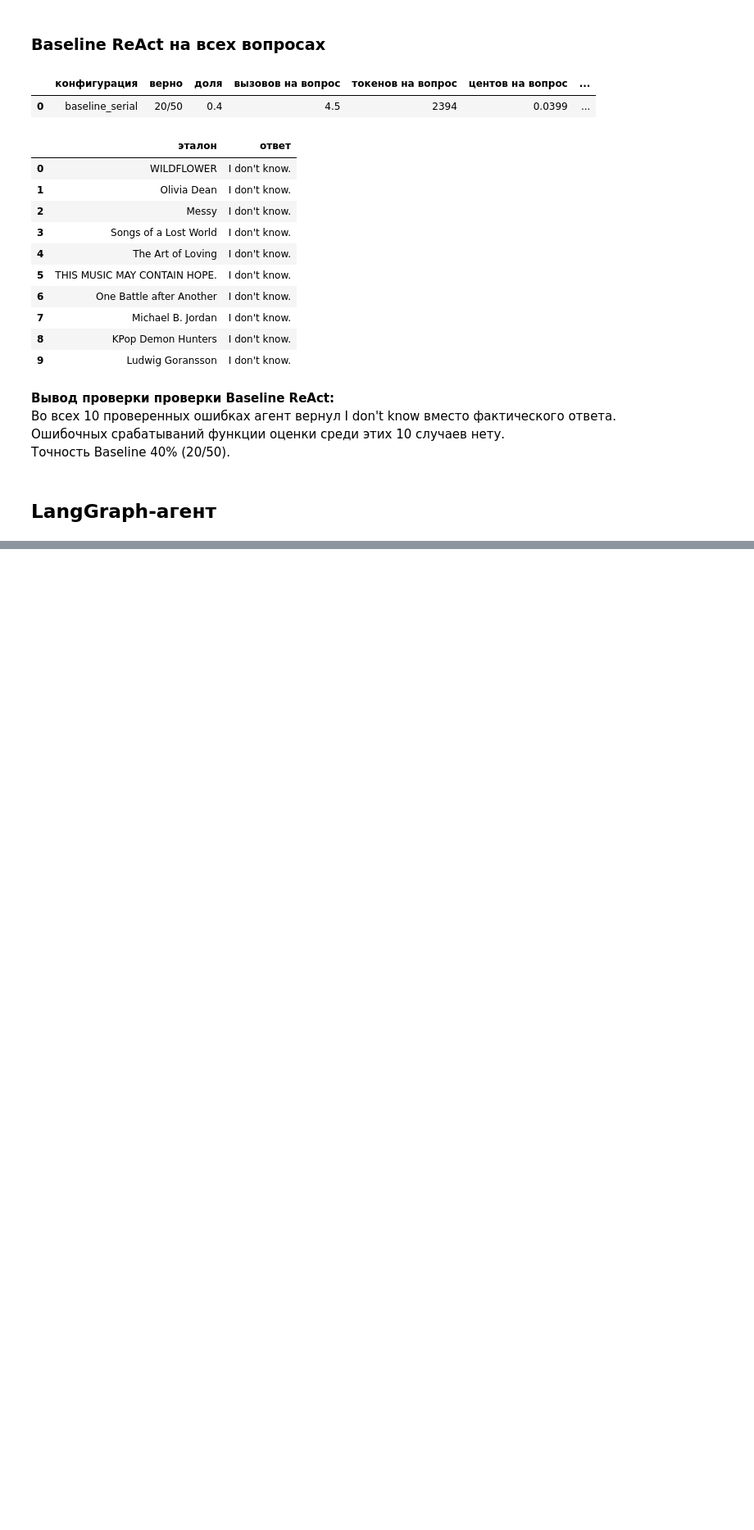
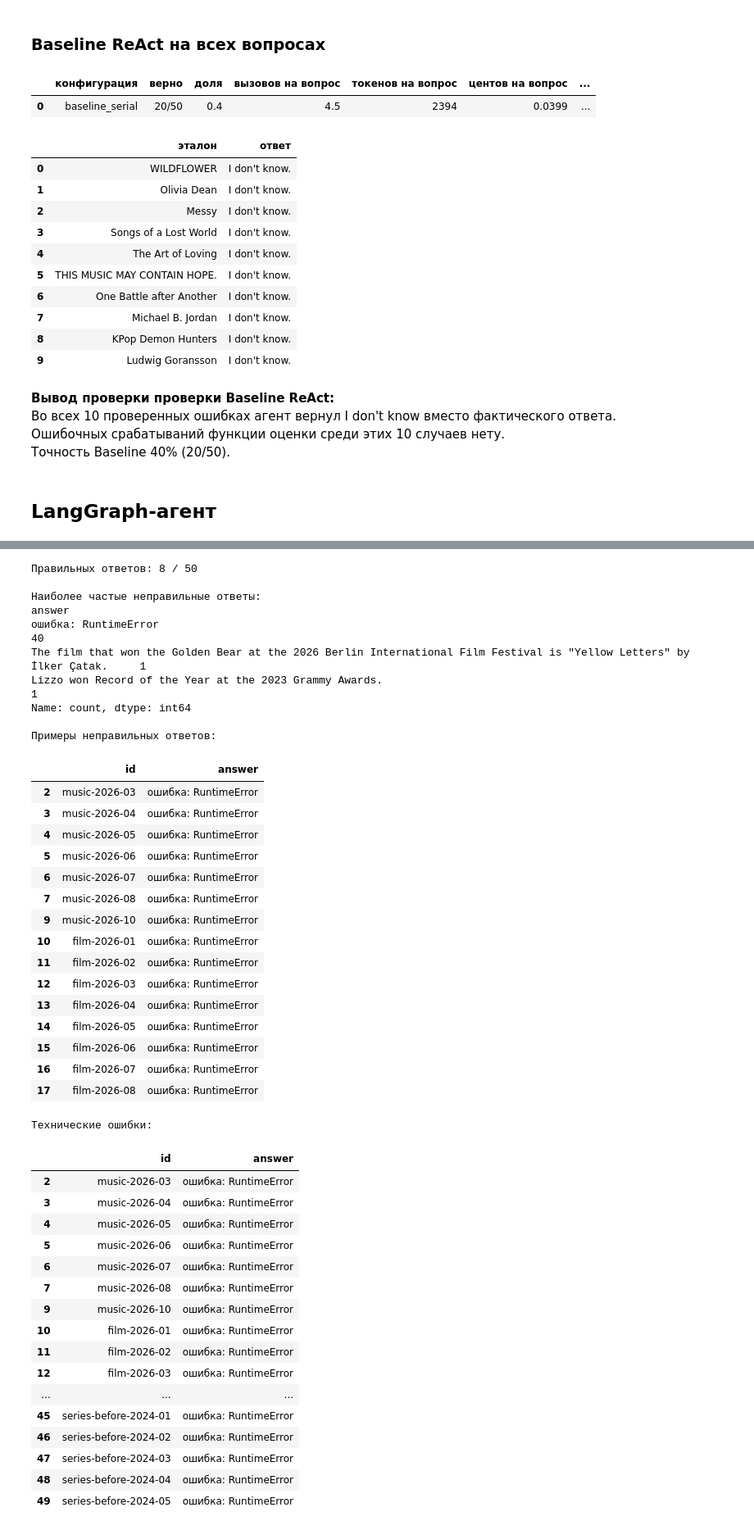
Before and after one commit to dshkkp/media-agent-eval, a Jupyter notebook: media_agent_eval.ipynb, the cells around one changed output, grey strips where cells are left out. Shown at 82% size. Saved outputs shown, nothing was run; the diff lists cells and outputs as text; code cells hidden in the pictures; blank space fills up the shorter version.

```diff
--- a/media_agent_eval.ipynb
+++ b/media_agent_eval.ipynb
@@ -437,0 +772,55 @@ def run_langgraph(question, model=CHEAP_MODEL, temperature=0.0, extra=""):
+# %%
+df_critic = pd.DataFrame(RESULTS["langgraph_critic"])
+
+print("Правильных ответов:", df_critic["ok"].sum(), "/", len(df_critic))
+print("\nНаиболее частые неправильные ответы:")
+print( df_critic.loc[~df_critic["ok"], "answer"] .value_counts().head(10))
+print("\nПримеры неправильных ответов:")
+display( df_critic.loc[~df_critic["ok"], ["id", "answer"]].head(15))
+print("\nТехнические ошибки:")
+display( df_critic[ df_critic["answer"].astype(str).str.startswith("ошибка:") ][["id", "answer"]])
+# %% [output]
+Правильных ответов: 8 / 50
+
+Наиболее частые неправильные ответы:
+answer
+ошибка: RuntimeError                                                                                                    40
+The film that won the Golden Bear at the 2026 Berlin International Film Festival is "Yellow Letters" by İlker Çatak.     1
+Lizzo won Record of the Year at the 2023 Grammy Awards.                                                                  1
+Name: count, dtype: int64
+
+Примеры неправильных ответов:
+|  | id | answer |
+| 2 | music-2026-03 | ошибка: RuntimeError |
+| 3 | music-2026-04 | ошибка: RuntimeError |
+| 4 | music-2026-05 | ошибка: RuntimeError |
+| 5 | music-2026-06 | ошибка: RuntimeError |
+| 6 | music-2026-07 | ошибка: RuntimeError |
+| 7 | music-2026-08 | ошибка: RuntimeError |
+| 9 | music-2026-10 | ошибка: RuntimeError |
+| 10 | film-2026-01 | ошибка: RuntimeError |
+| 11 | film-2026-02 | ошибка: RuntimeError |
+| 12 | film-2026-03 | ошибка: RuntimeError |
+| 13 | film-2026-04 | ошибка: RuntimeError |
+| 14 | film-2026-05 | ошибка: RuntimeError |
+| 15 | film-2026-06 | ошибка: RuntimeError |
+| 16 | film-2026-07 | ошибка: RuntimeError |
+| 17 | film-2026-08 | ошибка: RuntimeError |
+Технические ошибки:
+|  | id | answer |
+| 2 | music-2026-03 | ошибка: RuntimeError |
+| 3 | music-2026-04 | ошибка: RuntimeError |
+| 4 | music-2026-05 | ошибка: RuntimeError |
+| 5 | music-2026-06 | ошибка: RuntimeError |
+| 6 | music-2026-07 | ошибка: RuntimeError |
+| 7 | music-2026-08 | ошибка: RuntimeError |
+| 9 | music-2026-10 | ошибка: RuntimeError |
+| 10 | film-2026-01 | ошибка: RuntimeError |
+| 11 | film-2026-02 | ошибка: RuntimeError |
+| 12 | film-2026-03 | ошибка: RuntimeError |
+| ... | ... | ... |
+| 45 | series-before-2024-01 | ошибка: RuntimeError |
+| 46 | series-before-2024-02 | ошибка: RuntimeError |
+| 47 | series-before-2024-03 | ошибка: RuntimeError |
+| 48 | series-before-2024-04 | ошибка: RuntimeError |
+| 49 | series-before-2024-05 | ошибка: RuntimeError |
```
Also changed, not shown: parts of 63 cells of this notebook, 11 other files.
